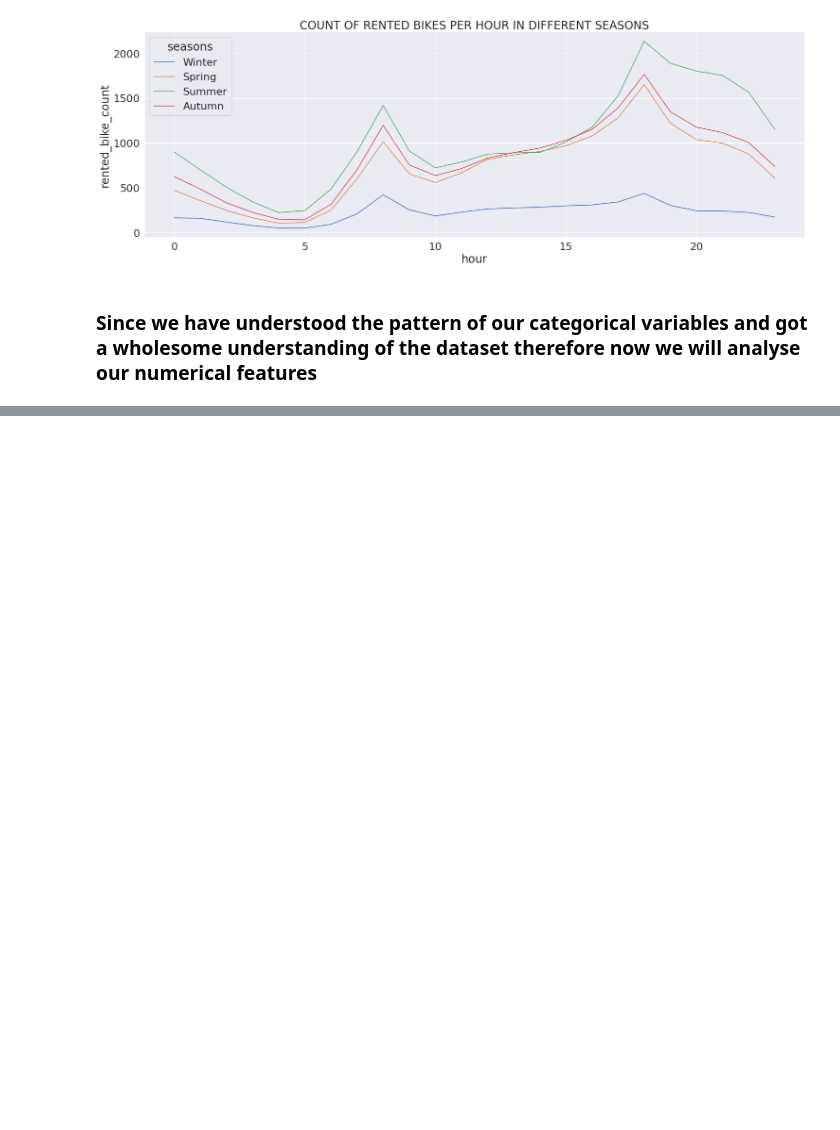
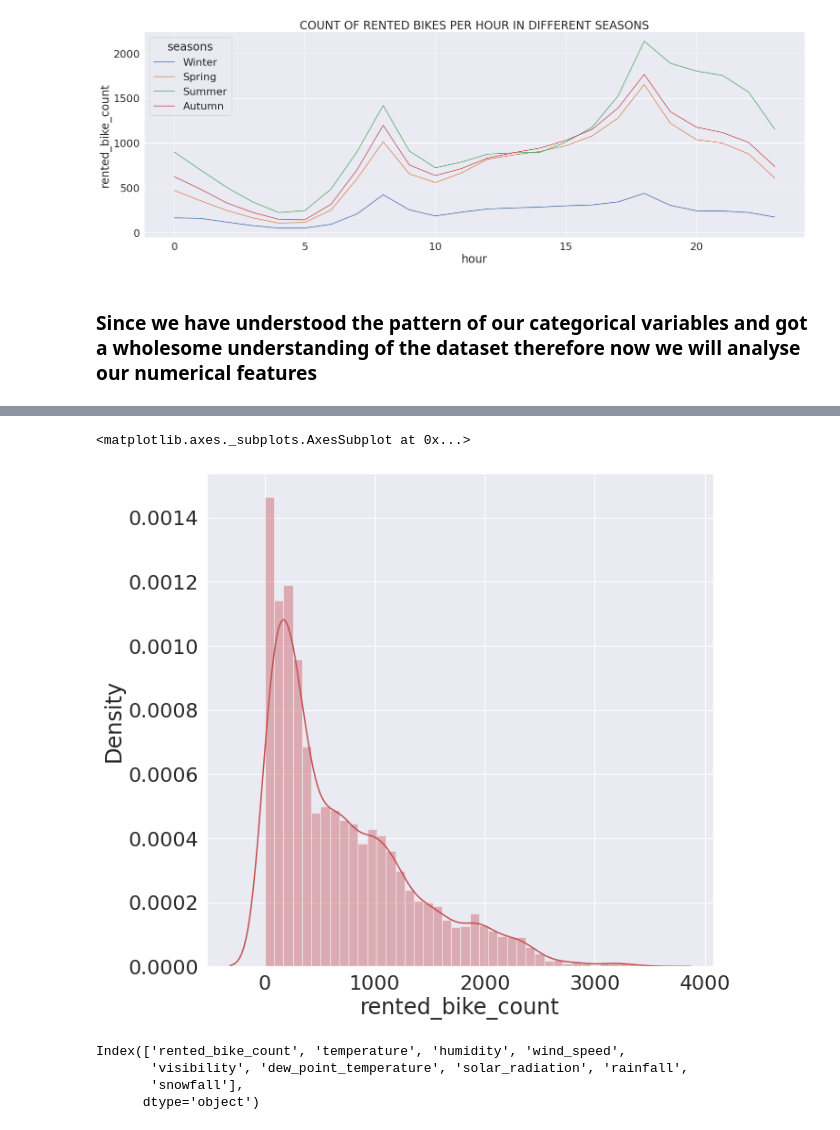
Before and after one commit to ParthSharma1197/EDA-Capston-Bike-Sharing-Demand-Prediction-, a Jupyter notebook: Bike_Sharing_Demand_Prediction_Capstone_Project.ipynb, the cells around one changed output, grey strips where cells are left out. Saved outputs shown, nothing was run; the diff lists cells and outputs as text; code cells hidden in the pictures; blank space fills up the shorter version.

```diff
--- a/Bike_Sharing_Demand_Prediction_Capstone_Project.ipynb
+++ b/Bike_Sharing_Demand_Prediction_Capstone_Project.ipynb
@@ -454,0 +473,16 @@ ax.set(title='COUNT OF RENTED BIKES PER HOUR IN DIFFERENT SEASONS')
+# %%
+# Understanding the Dependent variable
+plt.figure(figsize=(10,10))
+sns.distplot(df_Rbike['rented_bike_count'],color="r")
+# %% [output]
+<matplotlib.axes._subplots.AxesSubplot at 0x...>
+[figure, added]
+# %%
+#listing the numeric features in the dataset available:
+numeric_cols=df_Rbike.describe().columns
+numeric_cols
+# %% [output]
+Index(['rented_bike_count', 'temperature', 'humidity', 'wind_speed',
+       'visibility', 'dew_point_temperature', 'solar_radiation', 'rainfall',
+       'snowfall'],
+      dtype='object')
```
Also changed, not shown: parts of 30 cells of this notebook.
